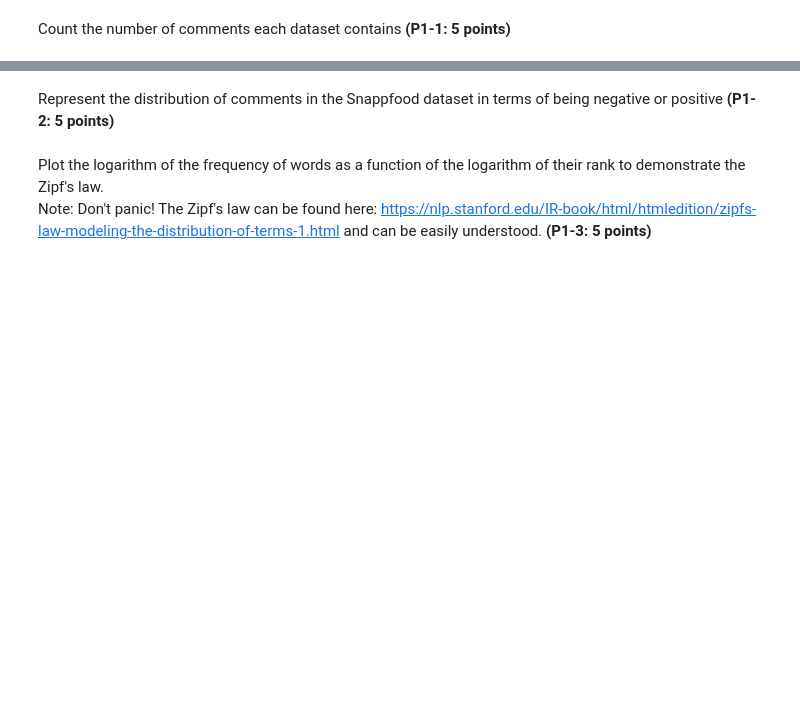
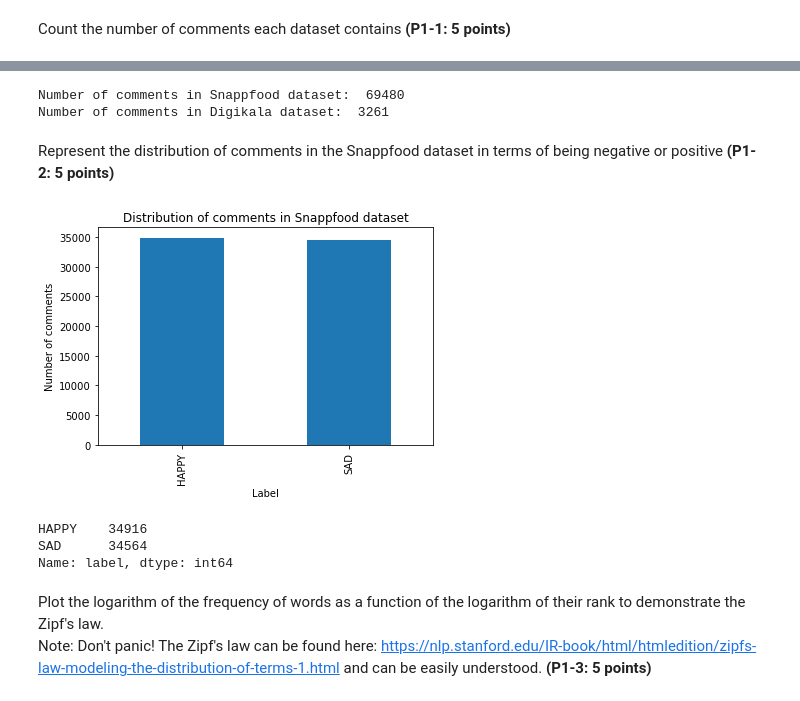
Before and after one commit to Rezaei-Parham/Machine-Learning-CE40477, a Jupyter notebook: Project/ml-fall-2023-project.ipynb, the cells around one changed output, grey strips where cells are left out. Drawn from its saved outputs; the diff is of its cells as text; code cells hidden in the pictures; blank space fills up the shorter version.

```diff
--- a/Project/ml-fall-2023-project.ipynb
+++ b/Project/ml-fall-2023-project.ipynb
@@ -14,2 +18,5 @@ Both of the datasets are added to the notebook. In this part, we want to explore
 # %% [markdown]
 Load both of the datasets
+# %%
+snappdf = pd.read_csv('SnappfoodData.csv', on_bad_lines='skip' , delimiter='\t')
+digidf = pd.read_csv('DigikalaData.csv')
@@ -16,2 +33,6 @@ Load both of the datasets
 # %% [markdown]
 Count the number of comments each dataset contains **(P1-1: 5 points)**
+# %%
+# remove Unnamed: 0 column
+snappdf.drop('Unnamed: 0', axis=1, inplace=True)
+snappdf.head()
@@ -18,5 +46,29 @@ Count the number of comments each dataset contains **(P1-1: 5 points)**
+# %%
+# remove nan values
+snappdf.dropna(inplace=True)
+digidf.dropna(inplace=True)
+# %%
+# count number of comments in each dataset
+print('Number of comments in Snappfood dataset: ', len(snappdf))
+print('Number of comments in Digikala dataset: ', len(digidf))
+# %% [output]
+Number of comments in Snappfood dataset:  69480
+Number of comments in Digikala dataset:  3261
 # %% [markdown]
 Represent the distribution of comments in the Snappfood dataset in terms of being negative or positive **(P1-2: 5 points)**
+# %%
+# represent distribution of comments in snappdf based on label
+snappdf['label'].value_counts().plot(kind='bar')
+plt.title('Distribution of comments in Snappfood dataset')
+plt.xlabel('Label')
+plt.ylabel('Number of comments')
+plt.show()
+print(snappdf['label'].value_counts())
+# %% [output]
+[figure, added]
+HAPPY    34916
+SAD      34564
+Name: label, dtype: int64
 # %% [markdown]
 Plot the logarithm of the frequency of words as a function of the logarithm of their rank to demonstrate the Zipf's law. <br>
 Note: Don't panic! The Zipf's law can be found here: https://nlp.stanford.edu/IR-book/html/htmledition/zipfs-law-modeling-the-distribution-of-terms-1.html and can be easily understood. **(P1-3: 5 points)**
```
Also changed, not shown: parts of 6 cells of this notebook.
